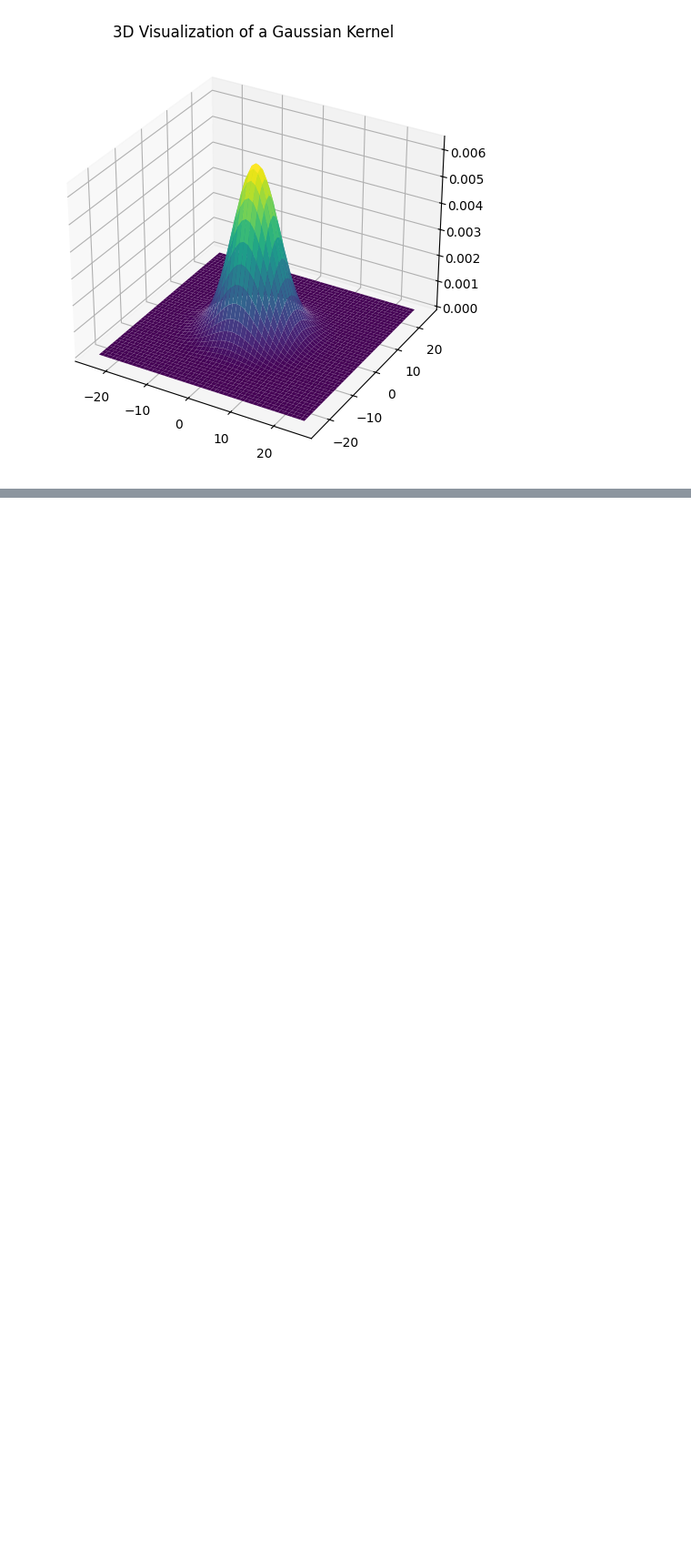
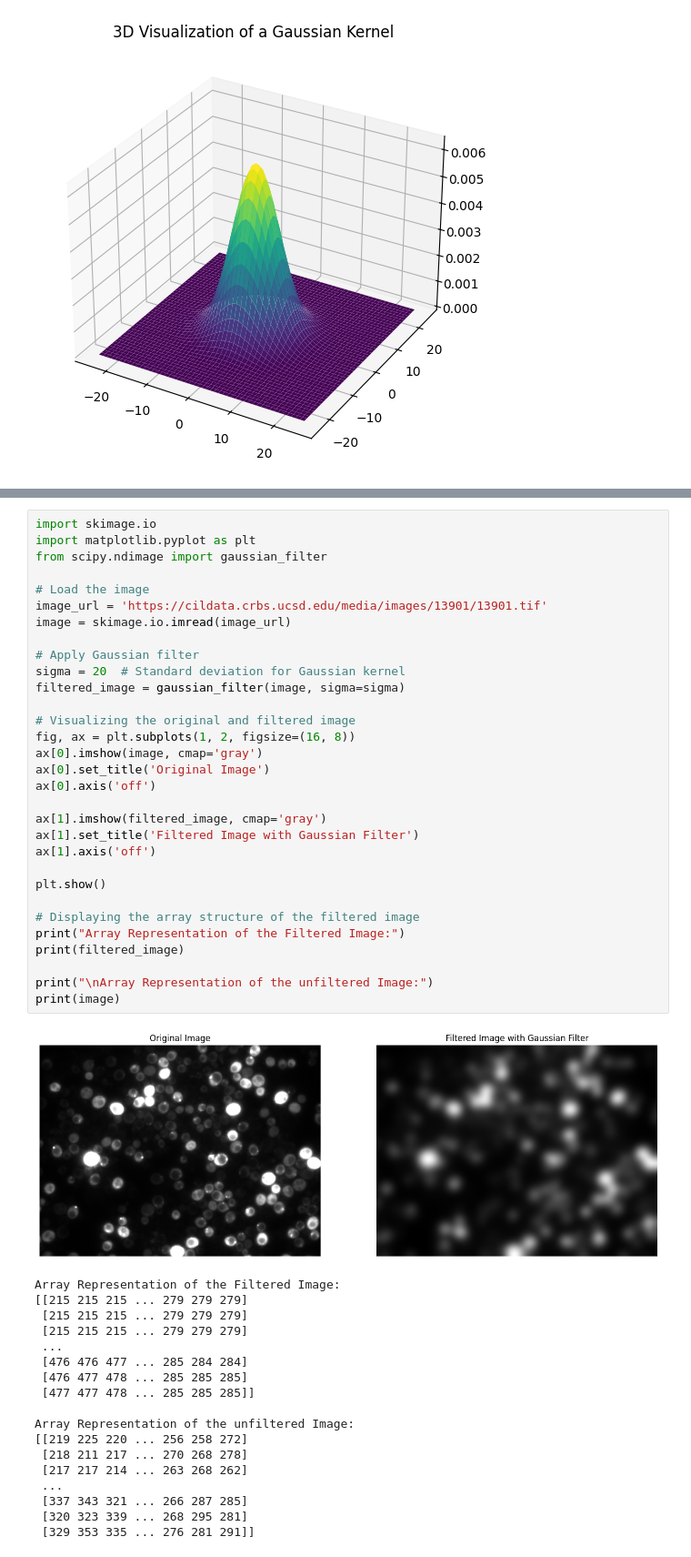
Before and after one commit to Yehuda-Bergstein/BSA-2023, a Jupyter notebook: week-4/BSA-Exercise-4.ipynb, the cells around one changed output, grey strips where cells are left out. Shown: that part at 91% size. Cells and saved outputs as stored; diff of their text form; blank space fills up the shorter version.

```diff
--- a/week-4/BSA-Exercise-4.ipynb
+++ b/week-4/BSA-Exercise-4.ipynb
@@ -116,0 +123,50 @@ plt.show()
+# %%
+import skimage.io
+import matplotlib.pyplot as plt
+from scipy.ndimage import gaussian_filter
+
+# Load the image
+image_url = 'https://cildata.crbs.ucsd.edu/media/images/13901/13901.tif'
+image = skimage.io.imread(image_url)
+
+# Apply Gaussian filter
+sigma = 20  # Standard deviation for Gaussian kernel
+filtered_image = gaussian_filter(image, sigma=sigma)
+
+# Visualizing the original and filtered image
+fig, ax = plt.subplots(1, 2, figsize=(16, 8))
+ax[0].imshow(image, cmap='gray')
+ax[0].set_title('Original Image')
+ax[0].axis('off')
+
+ax[1].imshow(filtered_image, cmap='gray')
+ax[1].set_title('Filtered Image with Gaussian Filter')
+ax[1].axis('off')
+
+plt.show()
+
+# Displaying the array structure of the filtered image
+print("Array Representation of the Filtered Image:")
+print(filtered_image)
+
+print("\nArray Representation of the unfiltered Image:")
+print(image)
+# %% [output]
+[figure, added]
+Array Representation of the Filtered Image:
+[[215 215 215 ... 279 279 279]
+ [215 215 215 ... 279 279 279]
+ [215 215 215 ... 279 279 279]
+ ...
+ [476 476 477 ... 285 284 284]
+ [476 477 478 ... 285 285 285]
+ [477 477 478 ... 285 285 285]]
+
+Array Representation of the unfiltered Image:
+[[219 225 220 ... 256 258 272]
+ [218 211 217 ... 270 268 278]
+ [217 217 214 ... 263 268 262]
+ ...
+ [337 343 321 ... 266 287 285]
+ [320 323 339 ... 268 295 281]
+ [329 353 335 ... 276 281 291]]
```
Also changed, not shown: parts of 1 cell of this notebook.
